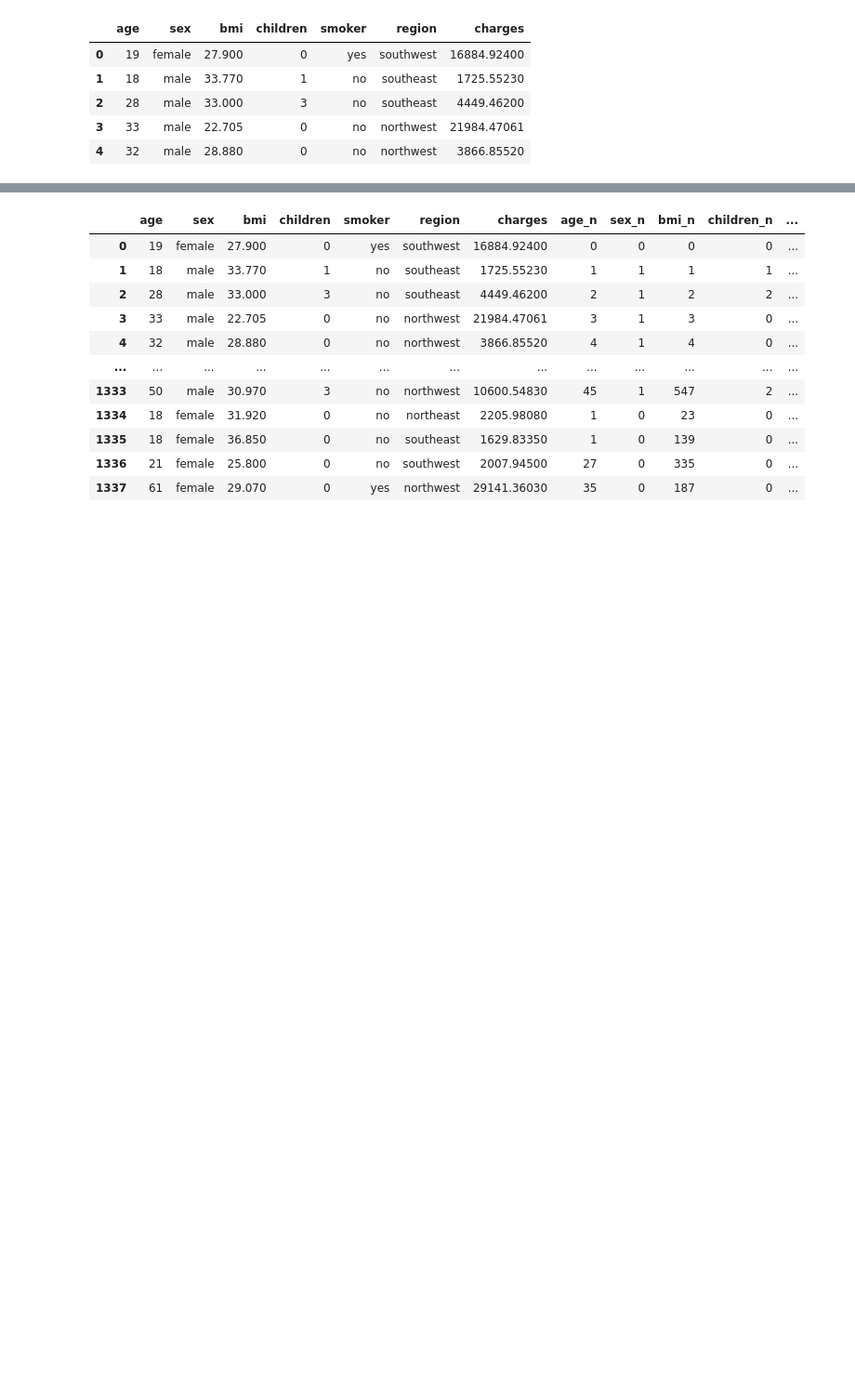
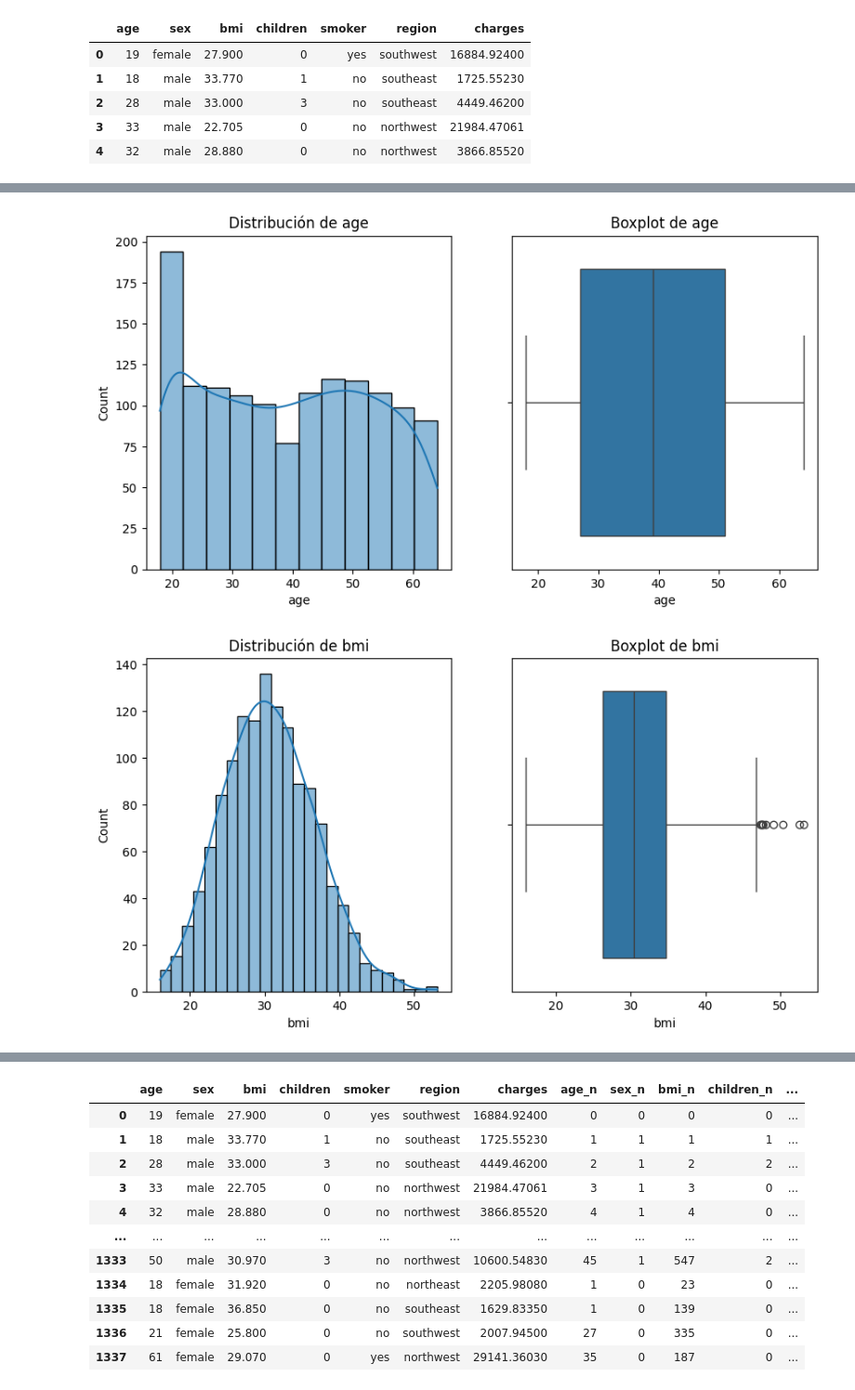
Before and after one commit to Paula3228/Regresi-n-Lineal, a Jupyter notebook: src/explore.ipynb, the cells around one changed output, grey strips where cells are left out. Shown at 93% size. Cells and saved outputs as stored; diff of their text form; code cells hidden in the pictures; blank space fills up the shorter version.

```diff
--- a/src/explore.ipynb
+++ b/src/explore.ipynb
@@ -53,0 +71,26 @@ df.to_csv('../data/raw/df_raw.csv', index=False) #guardar en un csv
+# %%
+#Analisis Univariante
+#Analisis Categorico
+
+import matplotlib.pyplot as plt
+import seaborn as sns
+
+# Variables numéricas
+numerical_features = ['age', 'bmi', 'children', 'charges']
+
+# Histograma y boxplot para cada variable numérica
+for feature in numerical_features:
+    plt.figure(figsize=(10, 5))
+
+    # Histograma
+    plt.subplot(1, 2, 1)
+    sns.histplot(df[feature], kde=True)
+    plt.title(f'Distribución de {feature}')
+
+    # Boxplot
+    plt.subplot(1, 2, 2)
+    sns.boxplot(x=df[feature])
+    plt.title(f'Boxplot de {feature}')
+# %% [output]
+[figure, added]
+[figure, added]
```
Also changed, not shown: parts of 12 cells of this notebook.
